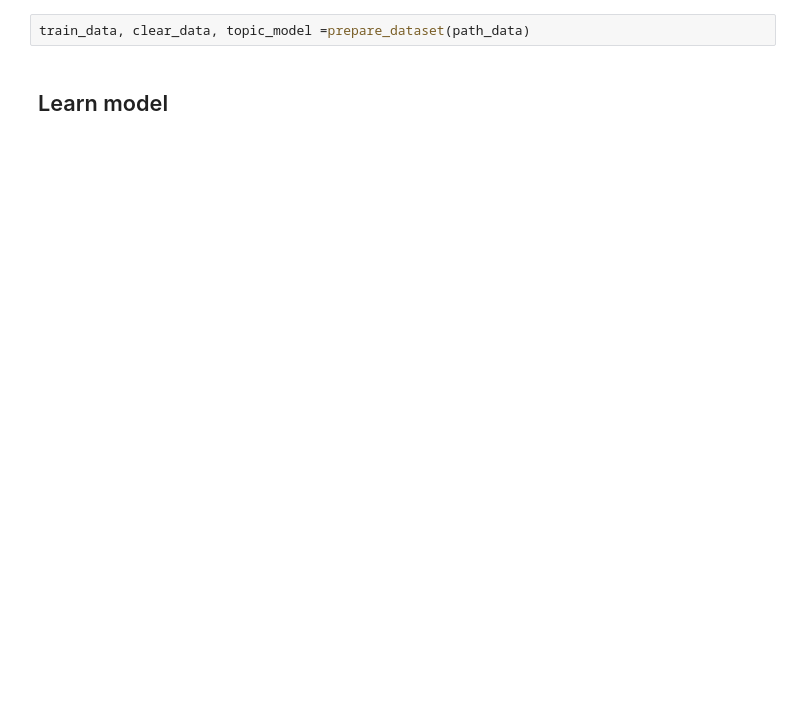
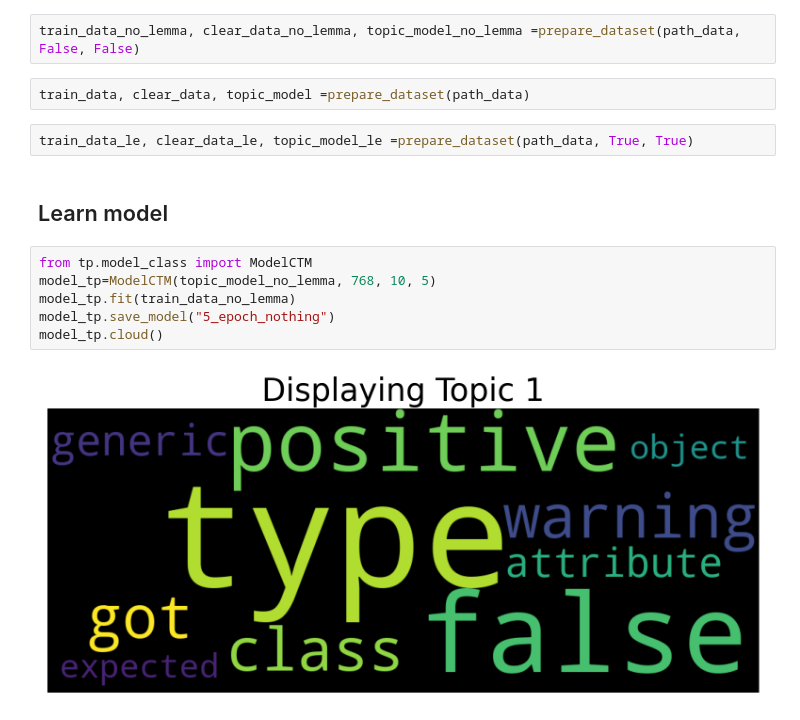
Before and after one commit to OLavrik/hse_topic, a Jupyter notebook: ModelLearning.ipynb, the cells around one changed output. Saved outputs shown, nothing was run; the diff lists cells and outputs as text; blank space fills up the shorter version.

Commit message:
Add model learning

```diff
--- a/ModelLearning.ipynb
+++ b/ModelLearning.ipynb
@@ -7,6 +93,18 @@ path_data="./pycharm_issues.json"
+# %%
+train_data_no_lemma, clear_data_no_lemma, topic_model_no_lemma =prepare_dataset(path_data, False, False)
 # %%
 train_data, clear_data, topic_model =prepare_dataset(path_data)
+# %%
+train_data_le, clear_data_le, topic_model_le =prepare_dataset(path_data, True, True)
 # %% [markdown]
 ## Learn model
+# %%
+from tp.model_class import ModelCTM
+model_tp=ModelCTM(topic_model_no_lemma, 768, 10, 5)
+model_tp.fit(train_data_no_lemma)
+model_tp.save_model("5_epoch_nothing")
+model_tp.cloud()
+# %% [output]
+[figure, added]
 # %%
 from tp.model_class import ModelCTM
```
Also changed, not shown: parts of 16 cells of this notebook, 2 other files.
